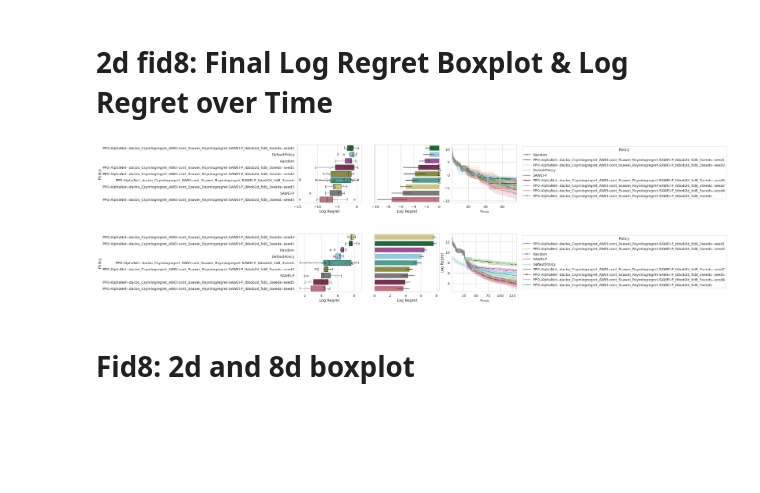
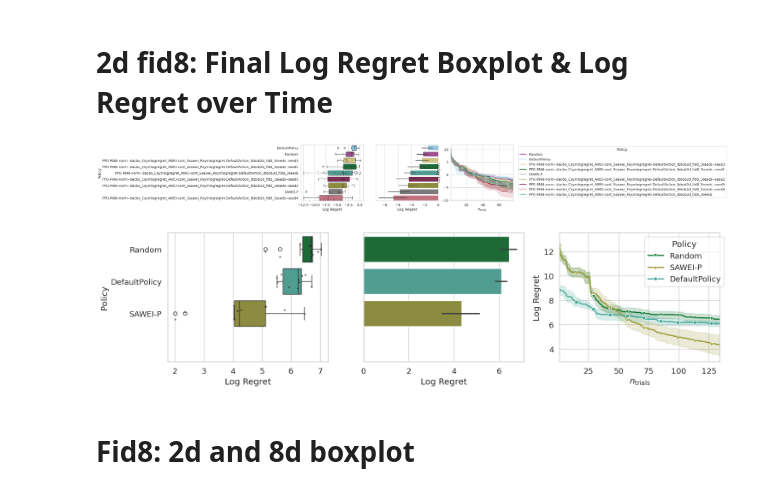
Before and after one commit to automl-private/dacboenv, a Jupyter notebook: notebooks/plot_results_icml.ipynb, the cells around one changed output. Cells and saved outputs as stored; diff of their text form; code cells hidden in the pictures; blank space fills up the shorter version.

```diff
--- a/notebooks/plot_results_icml.ipynb
+++ b/notebooks/plot_results_icml.ipynb
@@ -179,8 +202,20 @@ logs = pd.read_parquet(Path(result_dir) / logsprocessed_fn)
 logs_cfg = pd.read_parquet(Path(result_dir) / logsprocessed_cfg_fn)
 df_final = pd.read_parquet(Path(result_dir) / df_final_processed_fn)
 
+print(logs["optimizer_id"].unique())
+
+logs = logs[
+    (logs["optimizer_id"].isin(["DefaultPolicy", "NoOpPolicy", "Random", "SAWEI-P"])) \
+    | ((logs["optimizer_id"].str.contains("symlog")) \
+    & (logs["optimizer_id"].str.contains("skip")) \
+    & (logs["optimizer_id"].str.contains("fid8")) \
+    & (logs["optimizer_id"].str.contains("DefaultAction")) \
+    & (logs["optimizer_id"].str.contains("norm")) \
+    )
+]
 palette = get_color_palette(logs)
 marker_palette = get_marker_palette(logs)
+
 for benchmark_id, group in logs.groupby("benchmark_id"):
     if not benchmark_id.startswith("Opt"):
         continue
@@ -188,7 +223,7 @@ for benchmark_id, group in logs.groupby("benchmark_id"):
     grid = sns.FacetGrid(data=group, col="task_id", col_wrap=5, height=3, sharex=True, sharey=False)
 
     grid.map_dataframe(
-        sns.lineplot, x="n_trials", y=key_performance, hue="optimizer_id", palette=palette, style="optimizer_id", dashes=False, markers=marker_palette, markevery=10)
+        sns.lineplot, x="n_trials", y=key_performance, hue="optimizer_id", palette=palette, )#style="optimizer_id", dashes=False, markers=marker_palette, markevery=10)
     grid.add_legend()
     grid.figure.suptitle(benchmark_id)
     grid.tight_layout()
@@ -200,7 +308,7 @@ for benchmark_id, group in logs.groupby("benchmark_id"):
 # %%
 import matplotlib.pyplot as plt
 import seaborn as sns
-from adaptaf.utils import sort_df_by_mean
+from dacboenv.experiment.analysis.utils import sort_df_by_mean
 from carps.analysis.utils import (
     filter_only_final_performance,
     get_color_palette,
@@ -221,15 +329,24 @@ df_final = pd.read_parquet(Path(result_dir) / df_final_processed_fn)
 
 # print(logs["optimizer_id"].unique())
 
+# logs = logs[
+#     # (logs["task_id"] == "bbob/2/8/0") \
+#     (~logs["optimizer_id"].str.contains("bbob2d_3")) \
+#     # & (~logs["optimizer_id"].str.contains("eplen")) \
+#     & (~logs["optimizer_id"].str.contains("episode")) \
+#     # & (~logs["optimizer_id"].str.contains("symlog")) \
+#     & (~logs["optimizer_id"].str.contains("SMAC-")) \
+#     & (~logs["optimizer_id"].str.contains("SMAC3-")) \
+#     # & (~logs["optimizer_id"].str.contains("PPO-")) \
+# ]
 logs = logs[
-    # (logs["task_id"] == "bbob/2/8/0") \
-    (~logs["optimizer_id"].str.contains("bbob2d_3")) \
-    # & (~logs["optimizer_id"].str.contains("eplen")) \
-    & (~logs["optimizer_id"].str.contains("episode")) \
-    # & (~logs["optimizer_id"].str.contains("symlog")) \
-    & (~logs["optimizer_id"].str.contains("SMAC-")) \
-    & (~logs["optimizer_id"].str.contains("SMAC3-")) \
-    # & (~logs["optimizer_id"].str.contains("PPO-")) \
+    (logs["optimizer_id"].isin(["DefaultPolicy", "NoOpPolicy", "Random", "SAWEI-P"])) \
+    | ((logs["optimizer_id"].str.contains("symlog")) \
+    & (logs["optimizer_id"].str.contains("cont")) \
+    & (logs["optimizer_id"].str.contains("fid8")) \
+    & (logs["optimizer_id"].str.contains("DefaultAction")) \
+    & (logs["optimizer_id"].str.contains("norm")) \
+    )
 ]
 # logs_ppo = logs[logs["optimizer_id"].str.startswith("PPO")].copy()
 # logs_ppo["train_seed"] = logs_ppo["optimizer_id"].map(lambda x: int(x.split("--")[-1].replace("seed", "")))
@@ -276,35 +393,35 @@ for task_id in ["bbob/2/8/0", "bbob/8/8/0"]:
     ax = axes[0]
     ax = sns.boxplot(data=df_final, x=key_performance, y="optimizer_id", hue="optimizer_id", palette=palette, ax=ax)
     ax.set_ylabel("Policy")
     ax.set_xlabel("Log Regret")
 
     sns.stripplot(
         data=df_final,
         y="optimizer_id",
         color="k",
         # hue="optimizer_id",
         # palette=palette,
         x="log_regret",
         order=hue_order,
         jitter=0.25,
         size=3,
         alpha=0.6,
         ax=ax
     )
 
     ax = axes[1]
     ax = sns.barplot(data=df_final, x=key_performance, y="optimizer_id", hue="optimizer_id", palette=palette, ax=ax)
     ax.set_ylabel(None)
     ax.set_yticklabels([])
     ax.set_xlabel("Log Regret")
 
     fig.tight_layout()
     fn = "figures/results_icml/fid8_8d" if not "2" in task_id else "figures/results_icml/fid8_2d"
     savefig(fig=fig, filename=fn)
     plt.show()
 # %% [output]
-[figure, old version]
+[figure, new version]
-[figure, old version]
+[figure, new version]
 # %% [markdown]
 # Fid8: 2d and 8d boxplot
 # %%
```
Also changed, not shown: parts of 12 cells of this notebook, 19 other files.
